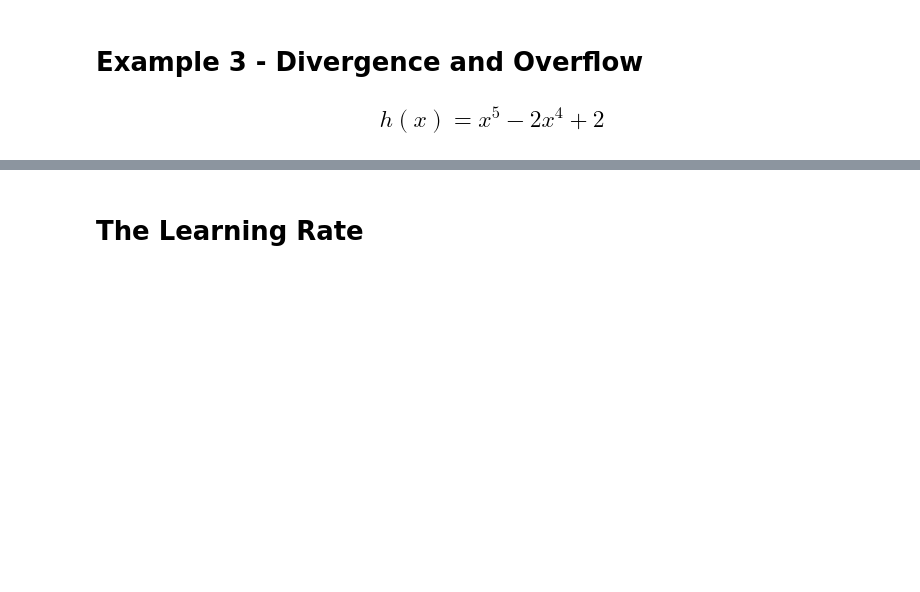
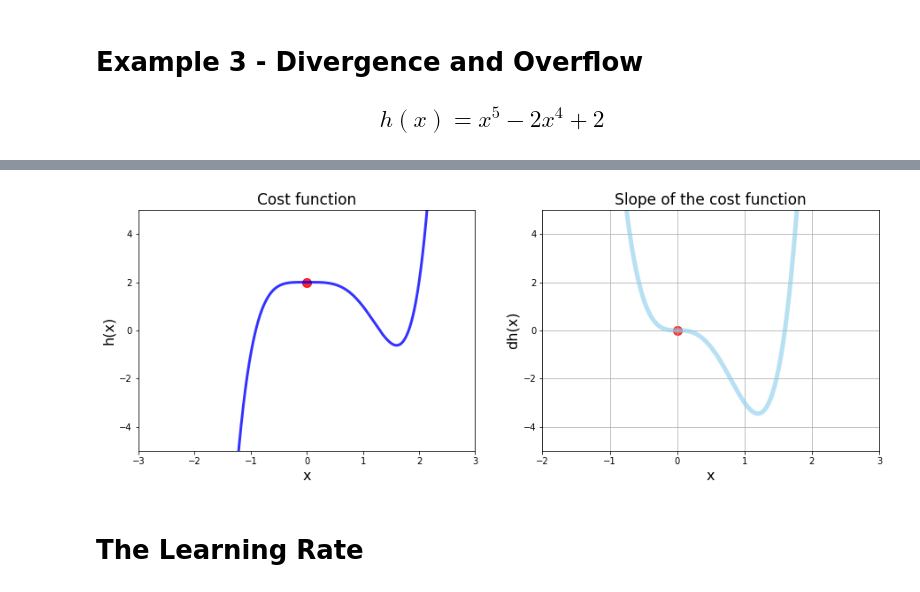
Before and after one commit to pvnmahathi/FMML20210264-Labs, a Jupyter notebook: FMML20210264_FMML_Module_4_Project.ipynb, the cells around one changed output, grey strips where cells are left out. Drawn from its saved outputs; the diff is of its cells as text; code cells hidden in the pictures; blank space fills up the shorter version.

```diff
--- a/FMML20210264_FMML_Module_4_Project.ipynb
+++ b/FMML20210264_FMML_Module_4_Project.ipynb
@@ -106,14 +106,14 @@ slope_list = [df(new_x)]
 
 for n in range(500):
     previous_x = new_x
-    gradient = ## [REQUIRED]
-    new_x = ## [REQUIRED]
+    gradient = df(previous_x)## [REQUIRED]
+    new_x = previous_x - step_multiplier * gradient## [REQUIRED]
 
     step_size = abs(new_x - previous_x)
     # print(step_size)
 
     x_list.append(new_x)
-    slope_list.append(## [REQUIRED])
+    slope_list.append(df(new_x)) ## [REQUIRED]
 
     if step_size < precision:
         print('Loop ran this many times:', n)
@@ -270,3 +362,40 @@ plt.show()
+# %%
+# Calling gradient descent function
+local_min, list_x, deriv_list = gradient_descent(derivative_func=dh, initial_guess= 0)
+
+# Plot function and derivative and scatter plot side by side
+
+plt.figure(figsize=[15, 5])
+
+# 1 Chart: Cost function
+plt.subplot(1, 2, 1)
+
+plt.xlim(-3, 3)
+plt.ylim(-5, 5)
+
+plt.title('Cost function', fontsize=17)
+plt.xlabel('x', fontsize=16)
+plt.ylabel('h(x)', fontsize=16)
+
+plt.plot(x_3, h(x_3), color='blue', linewidth=3, alpha=0.8)
+plt.scatter(list_x, h(np.array(list_x)), color='red', s=100, alpha=0.6)
+
+# 2 Chart: Derivative
+plt.subplot(1, 2, 2)
+
+plt.title('Slope of the cost function', fontsize=17)
+plt.xlabel('x', fontsize=16)
+plt.ylabel('dh(x)', fontsize=16)
+plt.grid()
+plt.xlim(-2, 3)
+plt.ylim(-5, 5)
+
+plt.plot(x_3, dh(x_3), color='skyblue', linewidth=5, alpha=0.6)
+plt.scatter(list_x, deriv_list, color='red', s=100, alpha=0.5)
+
+plt.show()
+# %% [output]
+[figure, added]
 # %% [markdown]
 # The Learning Rate
 # %%
```
Also changed, not shown: parts of 34 cells of this notebook.
